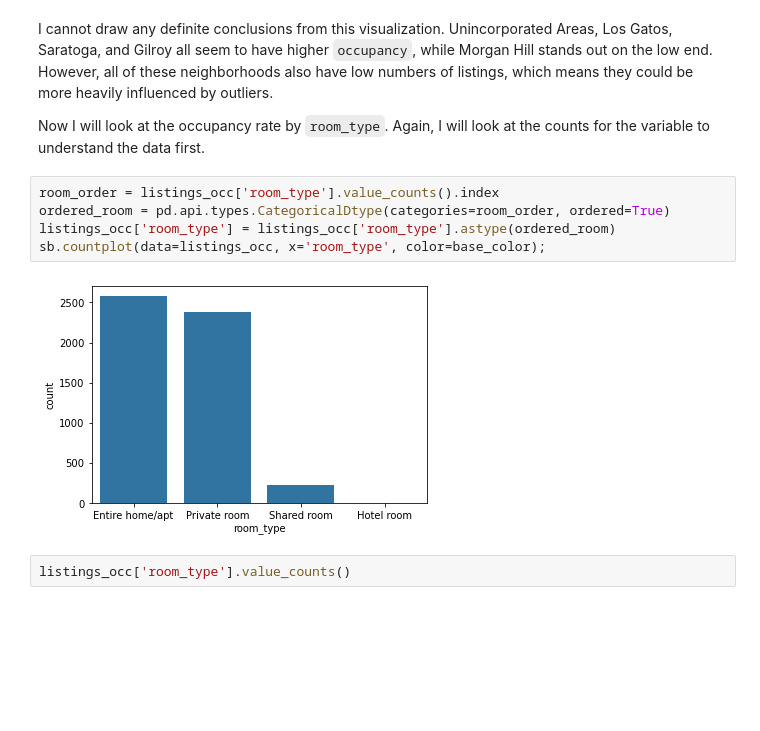
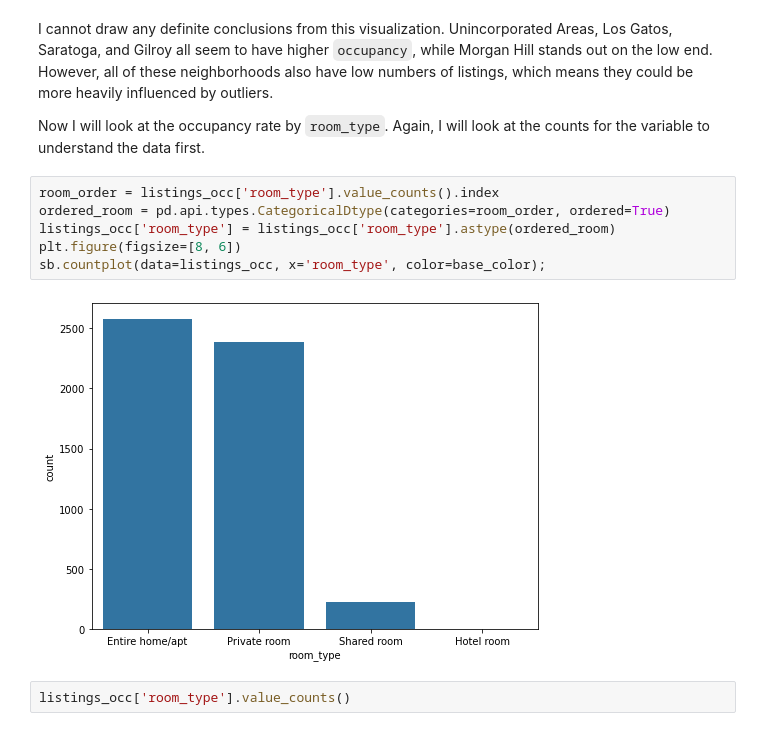
Before and after one commit to evanchen13/scc-airbnb, a Jupyter notebook: scc-airbnb.ipynb, the cells around one changed output. Drawn from its saved outputs; the diff is of its cells as text; blank space fills up the shorter version.

```diff
--- a/scc-airbnb.ipynb
+++ b/scc-airbnb.ipynb
@@ -336,10 +339,11 @@ Now I will look at the occupancy rate by `room_type`. Again, I will look at the
 # %%
 room_order = listings_occ['room_type'].value_counts().index
 ordered_room = pd.api.types.CategoricalDtype(categories=room_order, ordered=True)
 listings_occ['room_type'] = listings_occ['room_type'].astype(ordered_room)
+plt.figure(figsize=[8, 6])
 sb.countplot(data=listings_occ, x='room_type', color=base_color);
 # %% [output]
-[figure, old version]
+[figure, new version]
 # %%
 listings_occ['room_type'].value_counts()
 # %% [output]
```
Also changed, not shown: parts of 25 cells of this notebook.
